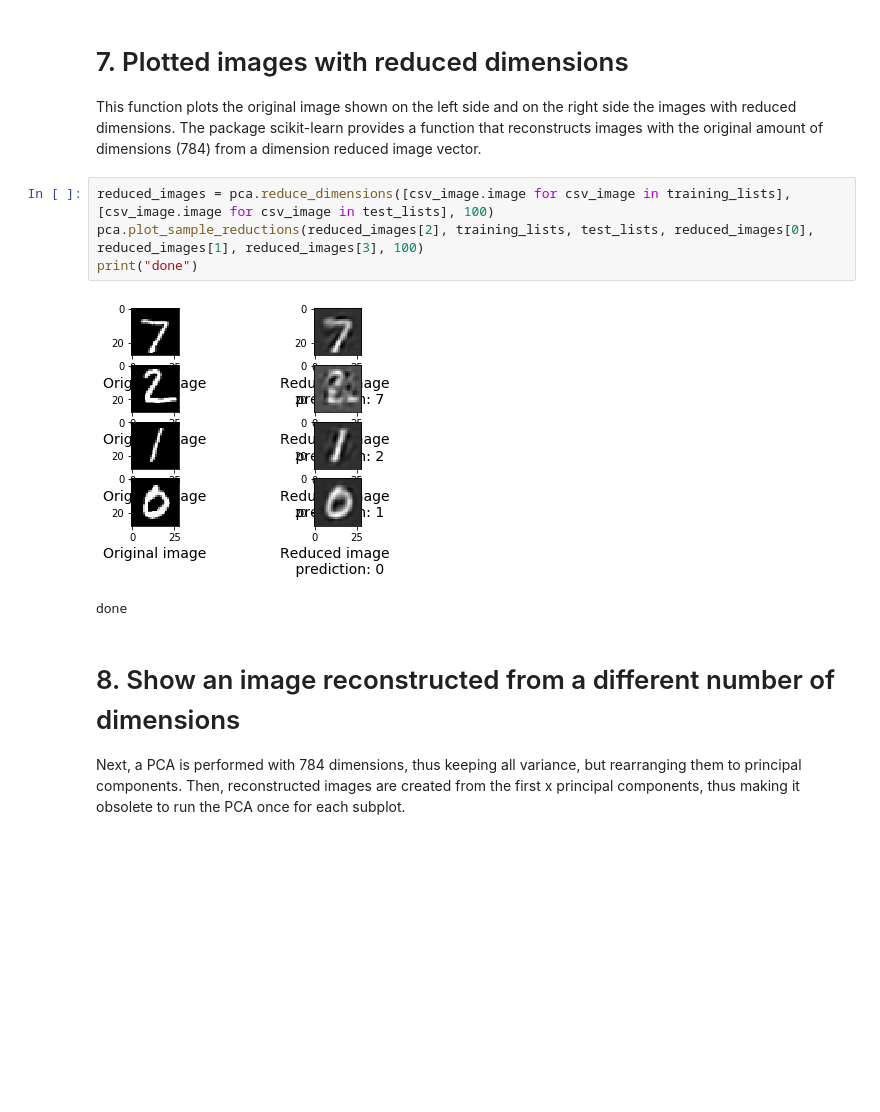
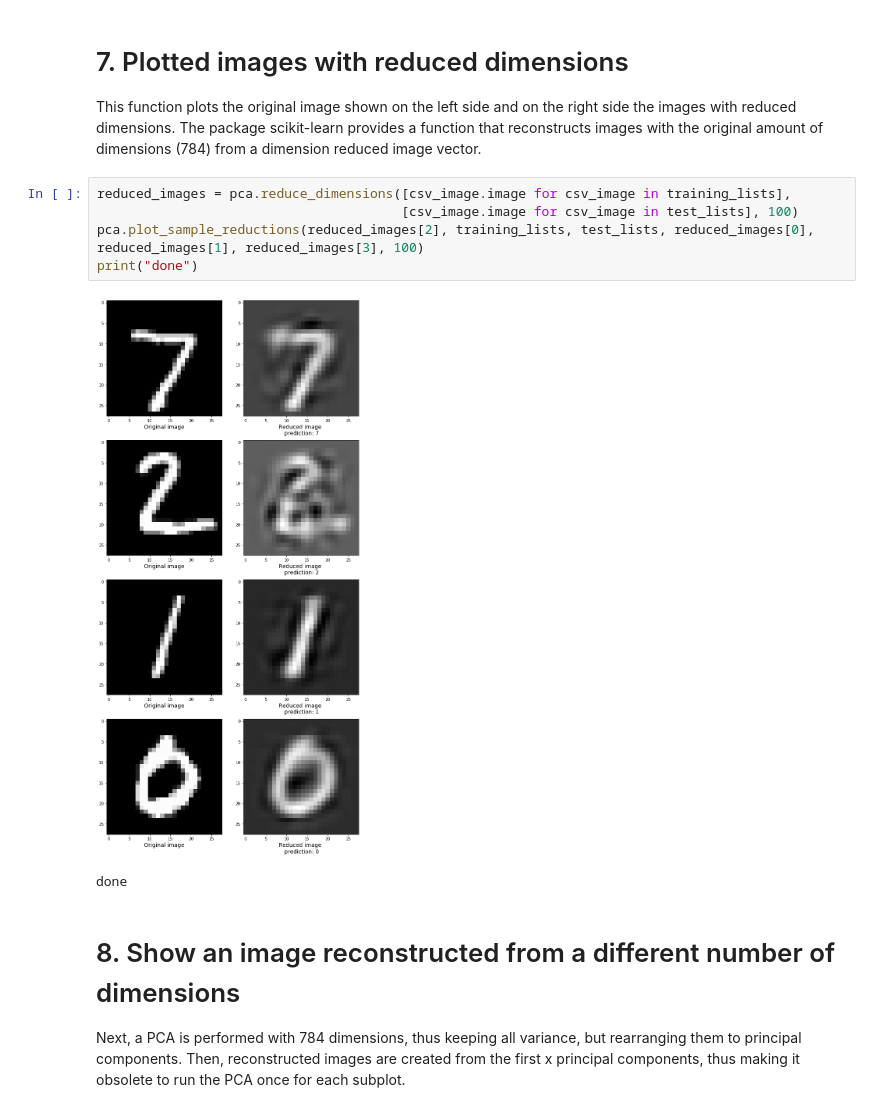
Before and after one commit to datascience-mobi/project-03-group-01, a Jupyter notebook: digit_recognition.ipynb, the cells around one changed output. Drawn from its saved outputs; the diff is of its cells as text; blank space fills up the shorter version.

Commit message:
fixing layout for plots

```diff
--- a/digit_recognition.ipynb
+++ b/digit_recognition.ipynb
@@ -96,11 +95,12 @@ This function plots the original image shown on the left side and on the right s
 The package scikit-learn provides a function that reconstructs images with the original amount of dimensions (784) from
 a dimension reduced image vector.
 # %%
-reduced_images = pca.reduce_dimensions([csv_image.image for csv_image in training_lists], [csv_image.image for csv_image in test_lists], 100)
+reduced_images = pca.reduce_dimensions([csv_image.image for csv_image in training_lists],
+                                       [csv_image.image for csv_image in test_lists], 100)
 pca.plot_sample_reductions(reduced_images[2], training_lists, test_lists, reduced_images[0],  reduced_images[1], reduced_images[3], 100)
 print("done")
 # %% [output]
-[figure, old version]
+[figure, new version]
 done
 # %% [markdown]
 # 8. Show an image reconstructed from a different number of dimensions
```
Also changed, not shown: parts of 6 cells of this notebook, 1 other file.
